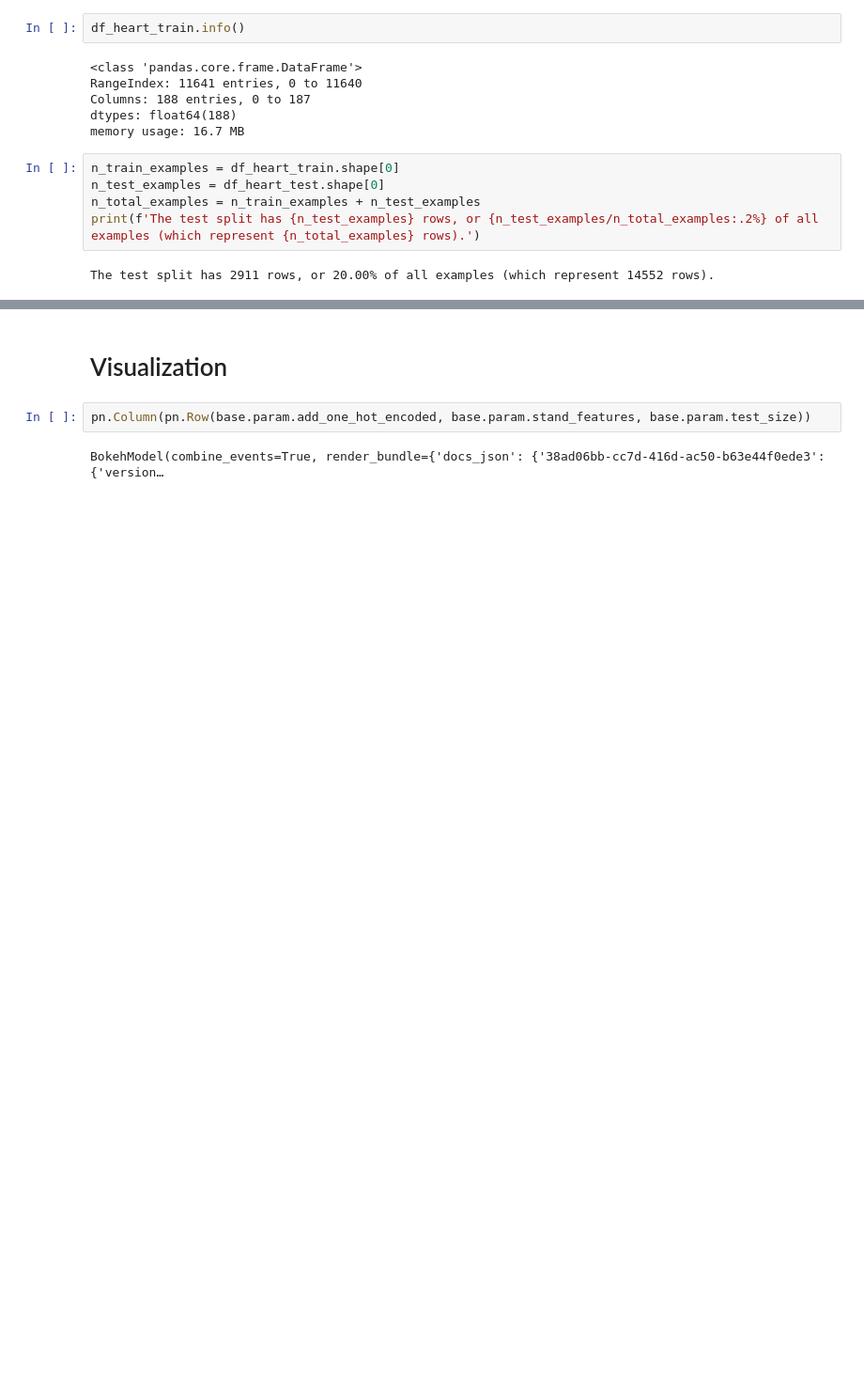
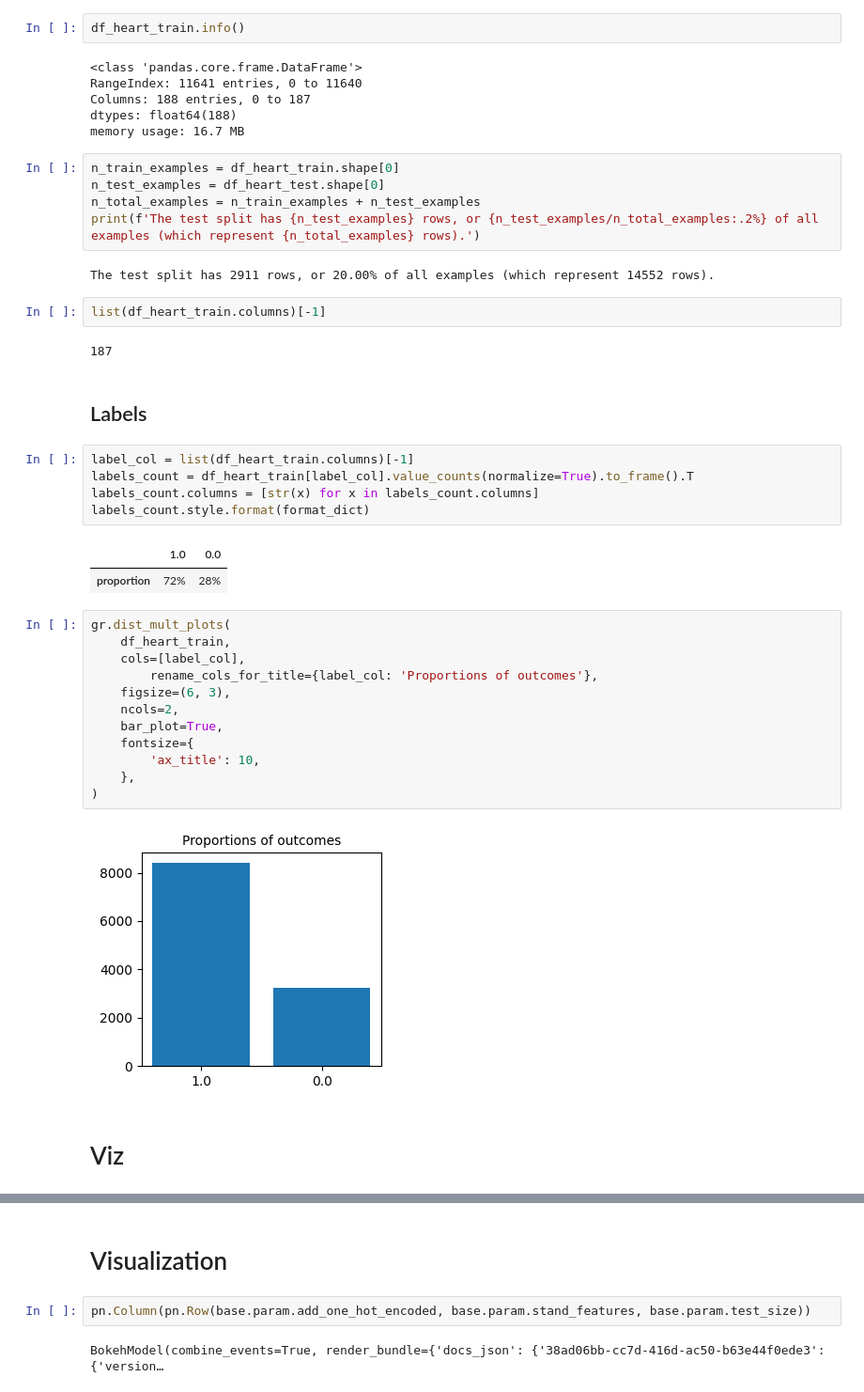
Before and after one commit to juliepinole/proj2, a Jupyter notebook: task_1/Task_1_explo.ipynb, the cells around one changed output, grey strips where cells are left out. Shown at 94% size. Cells and saved outputs as stored; diff of their text form; blank space fills up the shorter version.

Commit message:
First graphs of heartbeats by outcomes

```diff
--- a/task_1/Task_1_explo.ipynb
+++ b/task_1/Task_1_explo.ipynb
@@ -121,3 +123,33 @@ n_total_examples = n_train_examples + n_test_examples
 print(f'The test split has {n_test_examples} rows, or {n_test_examples/n_total_examples:.2%} of all examples (which represent {n_total_examples} rows).')
 # %% [output]
 The test split has 2911 rows, or 20.00% of all examples (which represent 14552 rows).
+# %%
+list(df_heart_train.columns)[-1]
+# %% [output]
+187
+# %% [markdown]
+## Labels
+# %%
+label_col = list(df_heart_train.columns)[-1]
+labels_count = df_heart_train[label_col].value_counts(normalize=True).to_frame().T
+labels_count.columns = [str(x) for x in labels_count.columns]
+labels_count.style.format(format_dict)
+# %% [output]
+|  | 1.0 | 0.0 |
+| proportion | 72% | 28% |
+# %%
+gr.dist_mult_plots(
+    df_heart_train,
+    cols=[label_col],
+		rename_cols_for_title={label_col: 'Proportions of outcomes'},
+    figsize=(6, 3),
+    ncols=2,
+    bar_plot=True,
+    fontsize={
+        'ax_title': 10,
+    },
+)
+# %% [output]
+[figure, added]
+# %% [markdown]
+# Viz
```
Also changed, not shown: parts of 35 cells of this notebook, 3 other files.
